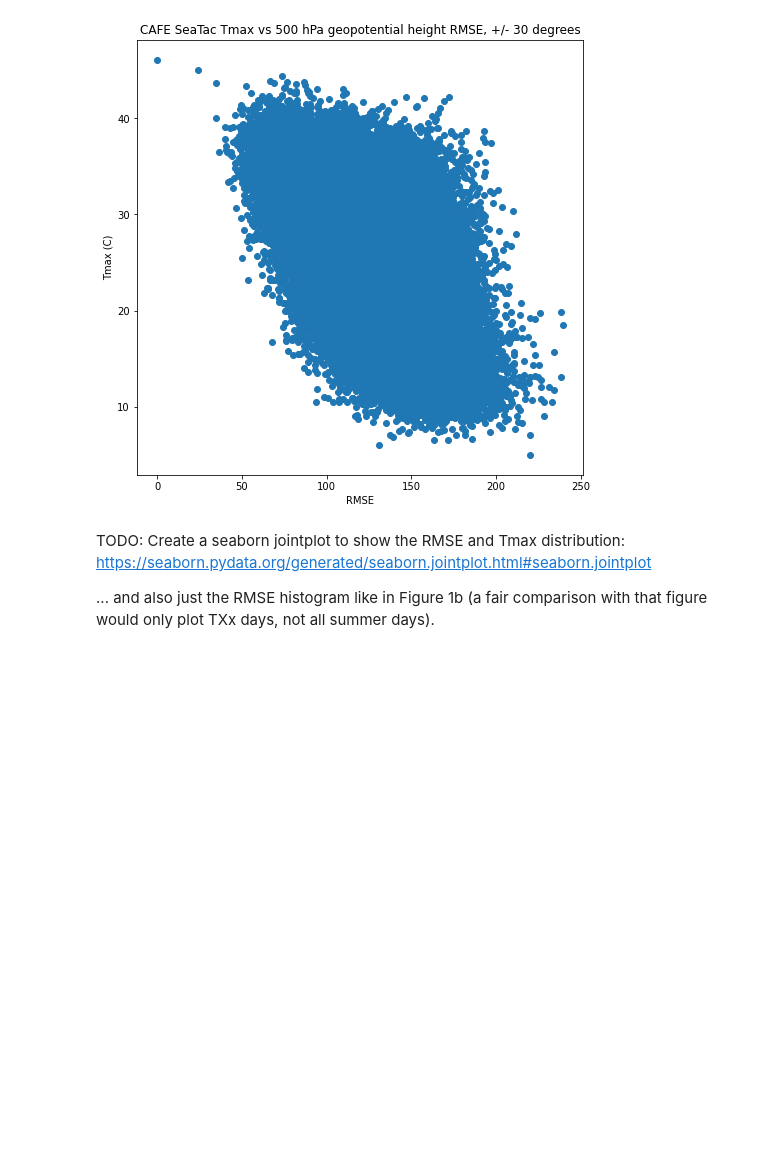
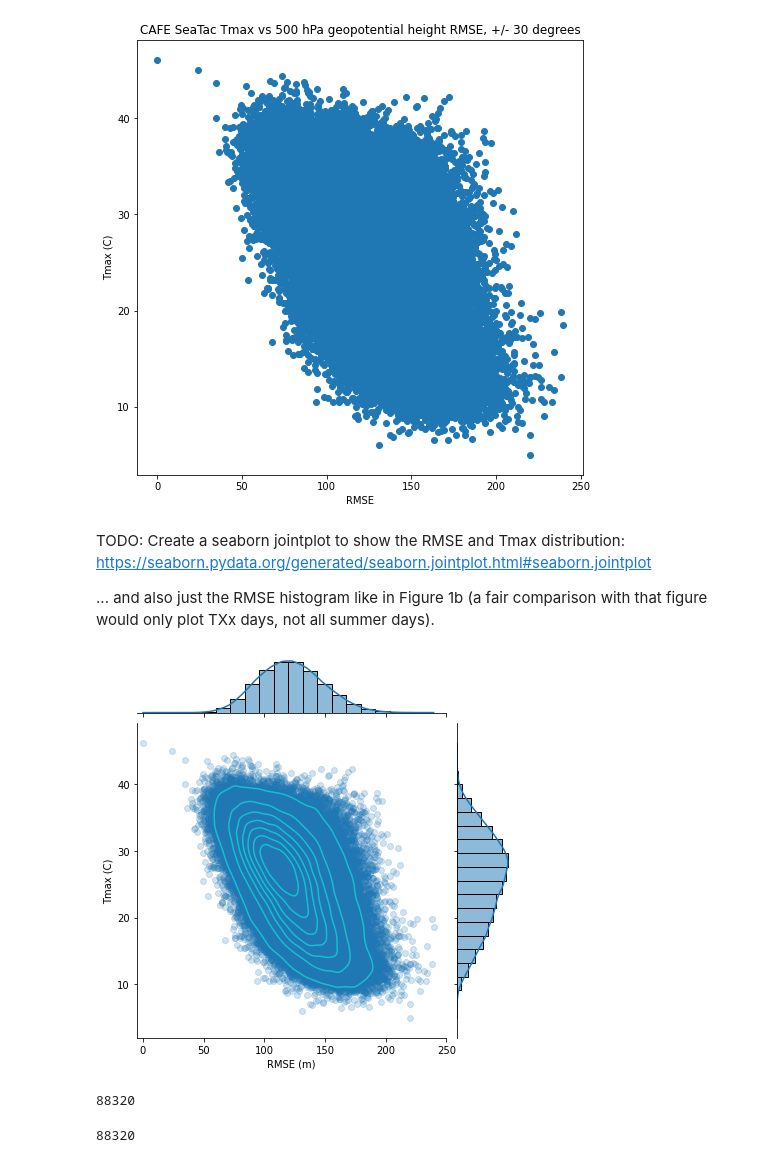
Before and after one commit to DamienIrving/seatac-txx, a Jupyter notebook: pattern_correlation.ipynb, the cells around one changed output. Drawn from its saved outputs; the diff is of its cells as text; code cells hidden in the pictures; blank space fills up the shorter version.

Commit message:
Script for multi-file RMSE plot

```diff
--- a/pattern_correlation.ipynb
+++ b/pattern_correlation.ipynb
@@ -292,3 +311,38 @@ TODO: Create a seaborn jointplot to show the RMSE and Tmax distribution:
 https://seaborn.pydata.org/generated/seaborn.jointplot.html#seaborn.jointplot
 
 ... and also just the RMSE histogram like in Figure 1b (a fair comparison with that figure would only plot TXx days, not all summer days).
+# %%
+rmse_ds = pd.Series(rmse_jja.values.flatten())
+# %%
+tasmax_ds = pd.Series(da_model_tasmax_jja.values.flatten())
+# %%
+df_list = [rmse_ds, tasmax_ds]
+headers = ['RMSE (m)', 'Tmax (C)']
+
+df = pd.concat(df_list, join='inner', axis=1)
+df.columns = headers
+
+g = sns.jointplot(
+    data=df,
+    x='RMSE (m)',
+    y='Tmax (C)',
+    kind='reg',
+    xlim=(-5, 250),
+#    joint_kws={'line_kws':{'color': 'tab:cyan'}},
+    marginal_kws={'bins': 20},
+    scatter_kws={'alpha': 0.2},
+    fit_reg=False,
+)
+g.plot_joint(sns.kdeplot, color="tab:cyan", zorder=10, levels=8)
+plt.show()
+# %% [output]
+[figure, added]
+# %%
+len(rmse_ds)
+# %% [output]
+88320
+# %%
+# 920 days (10 years of 92 day JJA season * 96 ensemble members)
+10 * 92 * 96
+# %% [output]
+88320
```
Also changed, not shown: parts of 9 cells of this notebook, 1 other file.
